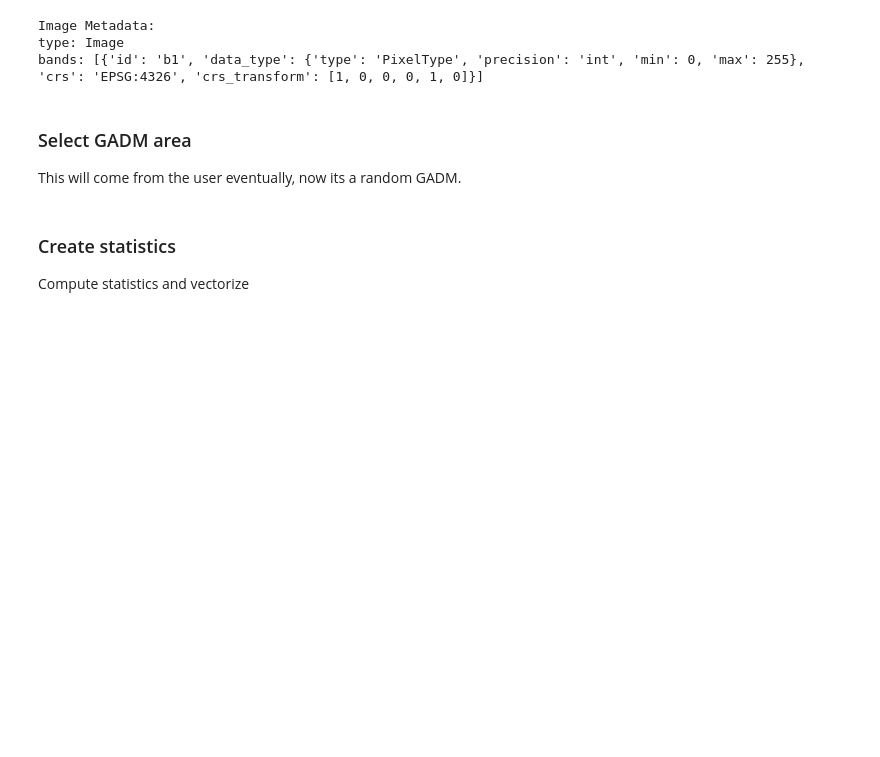
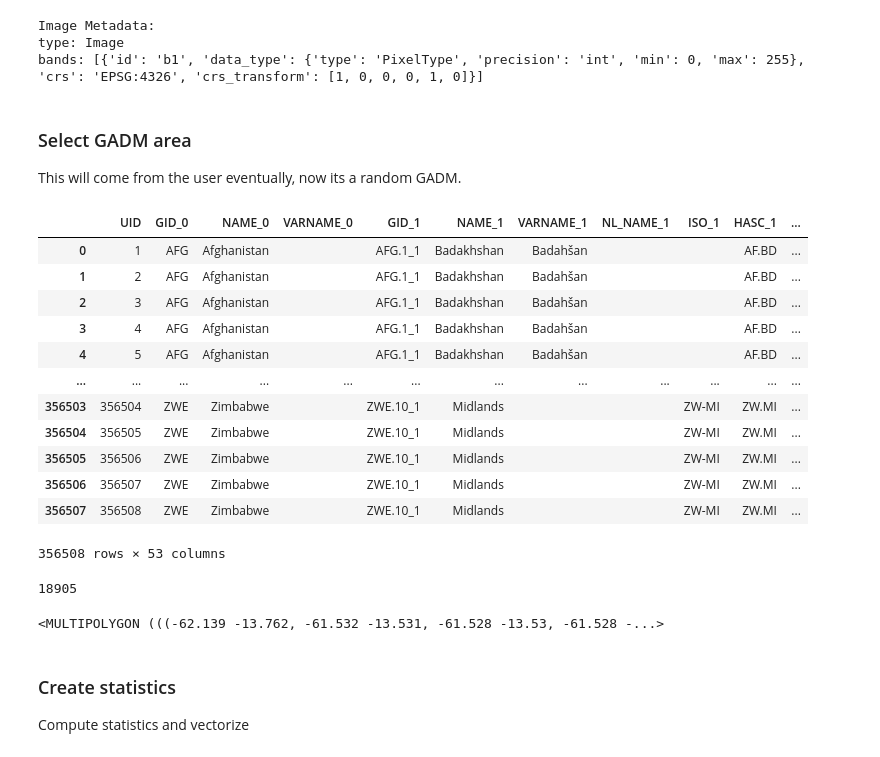
Before and after one commit to wri/project-zeno, a Jupyter notebook: nbs/07_gee_zonal_stats.ipynb, the cells around one changed output. Cells and saved outputs as stored; diff of their text form; code cells hidden in the pictures; blank space fills up the shorter version.

```diff
--- a/nbs/07_gee_zonal_stats.ipynb
+++ b/nbs/07_gee_zonal_stats.ipynb
@@ -87,4 +102,27 @@ bands: [{'id': 'b1', 'data_type': {'type': 'PixelType', 'precision': 'int', 'min
 # %% [markdown]
 ### Select GADM area
 This will come from the user eventually, now its a random GADM.
+# %%
+gadm
+# %% [output]
+|  | UID | GID_0 | NAME_0 | VARNAME_0 | GID_1 | NAME_1 | VARNAME_1 | NL_NAME_1 | ISO_1 | HASC_1 | ... |
+| 0 | 1 | AFG | Afghanistan |  | AFG.1_1 | Badakhshan | Badahšan |  |  | AF.BD | ... |
+| 1 | 2 | AFG | Afghanistan |  | AFG.1_1 | Badakhshan | Badahšan |  |  | AF.BD | ... |
+| 2 | 3 | AFG | Afghanistan |  | AFG.1_1 | Badakhshan | Badahšan |  |  | AF.BD | ... |
+| 3 | 4 | AFG | Afghanistan |  | AFG.1_1 | Badakhshan | Badahšan |  |  | AF.BD | ... |
+| 4 | 5 | AFG | Afghanistan |  | AFG.1_1 | Badakhshan | Badahšan |  |  | AF.BD | ... |
+| ... | ... | ... | ... | ... | ... | ... | ... | ... | ... | ... | ... |
+| 356503 | 356504 | ZWE | Zimbabwe |  | ZWE.10_1 | Midlands |  |  | ZW-MI | ZW.MI | ... |
+| 356504 | 356505 | ZWE | Zimbabwe |  | ZWE.10_1 | Midlands |  |  | ZW-MI | ZW.MI | ... |
+| 356505 | 356506 | ZWE | Zimbabwe |  | ZWE.10_1 | Midlands |  |  | ZW-MI | ZW.MI | ... |
+| 356506 | 356507 | ZWE | Zimbabwe |  | ZWE.10_1 | Midlands |  |  | ZW-MI | ZW.MI | ... |
+| 356507 | 356508 | ZWE | Zimbabwe |  | ZWE.10_1 | Midlands |  |  | ZW-MI | ZW.MI | ... |
+356508 rows × 53 columns
+# %%
+aoi = gadm.iloc[18904]
+print(aoi.UID)
+aoi.geometry
+# %% [output]
+18905
+<MULTIPOLYGON (((-62.139 -13.762, -61.532 -13.531, -61.528 -13.53, -61.528 -...>
 # %%
```
Also changed, not shown: parts of 8 cells of this notebook, 1 other file.
